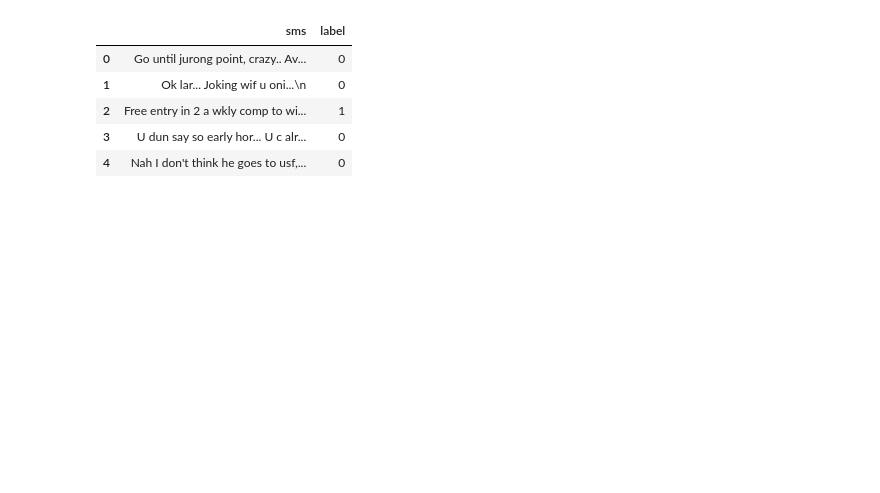
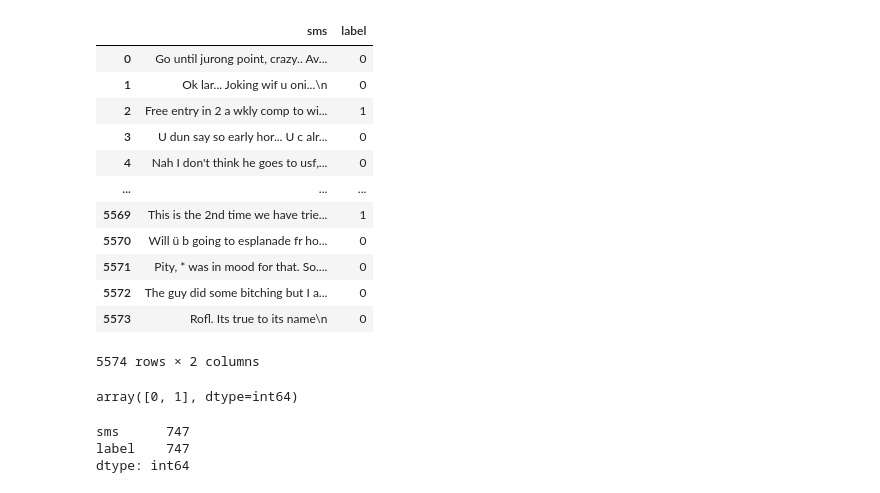
Before and after one commit to tylershienlim/CSIRO-UTS-Backend, a Jupyter notebook: preprocess-ML.ipynb, the cells around one changed output. Cells and saved outputs as stored; diff of their text form; code cells hidden in the pictures; blank space fills up the shorter version.

Commit message:
data plot

```diff
--- a/preprocess-ML.ipynb
+++ b/preprocess-ML.ipynb
@@ -7,9 +10,27 @@ data = pd.read_csv('data/train.csv')
 # %%
-data.head()
+data
 # %% [output]
 |  | sms | label |
 | 0 | Go until jurong point, crazy.. Av... | 0 |
 | 1 | Ok lar... Joking wif u oni...\n | 0 |
 | 2 | Free entry in 2 a wkly comp to wi... | 1 |
 | 3 | U dun say so early hor... U c alr... | 0 |
 | 4 | Nah I don't think he goes to usf,... | 0 |
+| ... | ... | ... |
+| 5569 | This is the 2nd time we have trie... | 1 |
+| 5570 | Will ü b going to esplanade fr ho... | 0 |
+| 5571 | Pity, * was in mood for that. So.... | 0 |
+| 5572 | The guy did some bitching but I a... | 0 |
+| 5573 | Rofl. Its true to its name\n | 0 |
+5574 rows × 2 columns
+# %%
+data['label'].unique()
+# %% [output]
+array([0, 1], dtype=int64)
+# %%
+smishing = data[data['label'] == 1].count()
+smishing
+# %% [output]
+sms      747
+label    747
+dtype: int64
```
Also changed, not shown: parts of 8 cells of this notebook, 10 other files.
